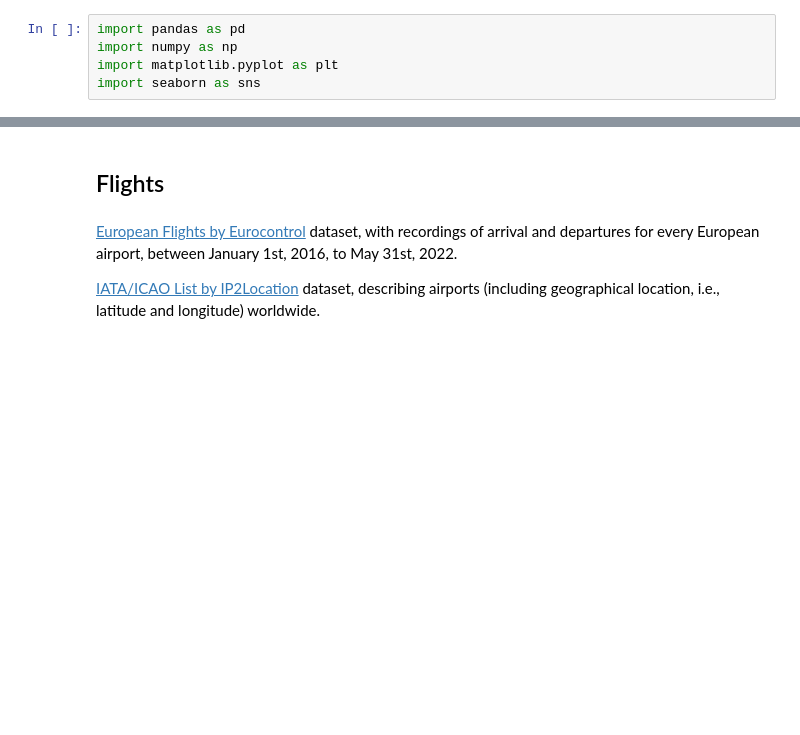
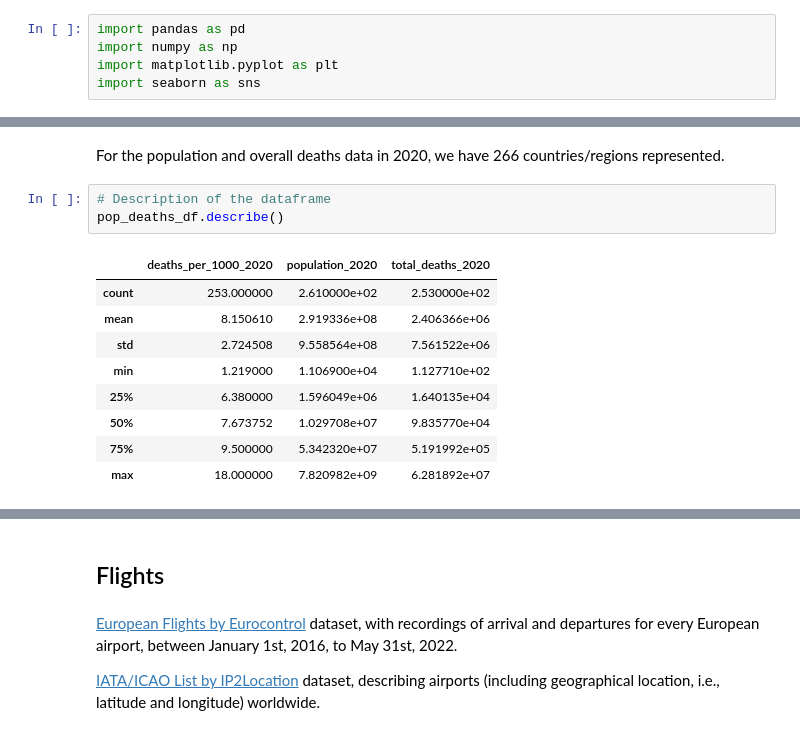
Before and after one commit to MihaiDavid05/COVID-Impact-Visualizer, a Jupyter notebook: data/exploratory_data_analysis.ipynb, the cells around one changed output, grey strips where cells are left out. Drawn from its saved outputs; the diff is of its cells as text; blank space fills up the shorter version.

```diff
--- a/data/exploratory_data_analysis.ipynb
+++ b/data/exploratory_data_analysis.ipynb
@@ -252,0 +88,15 @@ with open('ne_110m_admin_0_countries_covid_cases.geojson', 'w') as f:
+# %% [markdown]
+For the population and overall deaths data in 2020, we have 266 countries/regions represented.
+# %%
+# Description of the dataframe
+pop_deaths_df.describe()
+# %% [output]
+|  | deaths_per_1000_2020 | population_2020 | total_deaths_2020 |
+| count | 253.000000 | 2.610000e+02 | 2.530000e+02 |
+| mean | 8.150610 | 2.919336e+08 | 2.406366e+06 |
+| std | 2.724508 | 9.558564e+08 | 7.561522e+06 |
+| min | 1.219000 | 1.106900e+04 | 1.127710e+02 |
+| 25% | 6.380000 | 1.596049e+06 | 1.640135e+04 |
+| 50% | 7.673752 | 1.029708e+07 | 9.835770e+04 |
+| 75% | 9.500000 | 5.342320e+07 | 5.191992e+05 |
+| max | 18.000000 | 7.820982e+09 | 6.281892e+07 |
```
Also changed, not shown: parts of 37 cells of this notebook, 3 other files.
